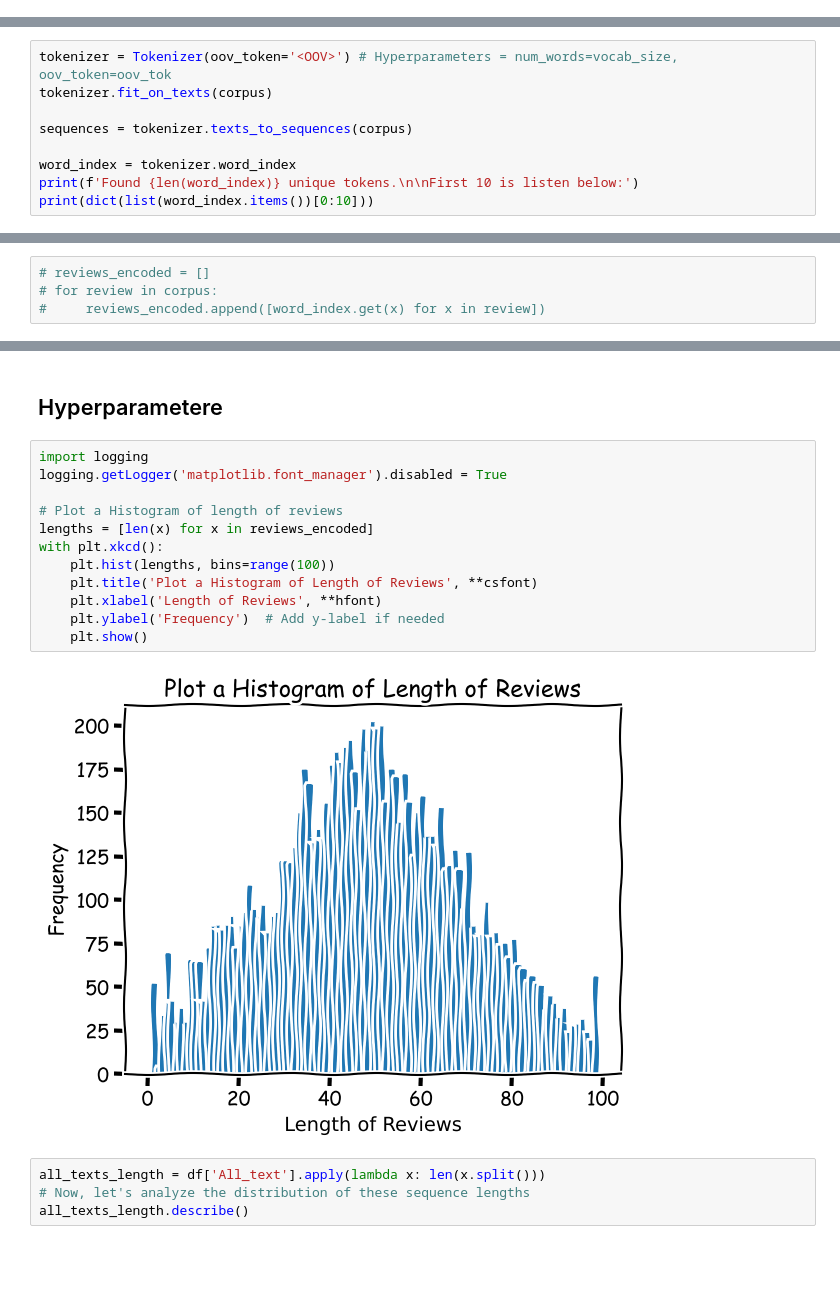
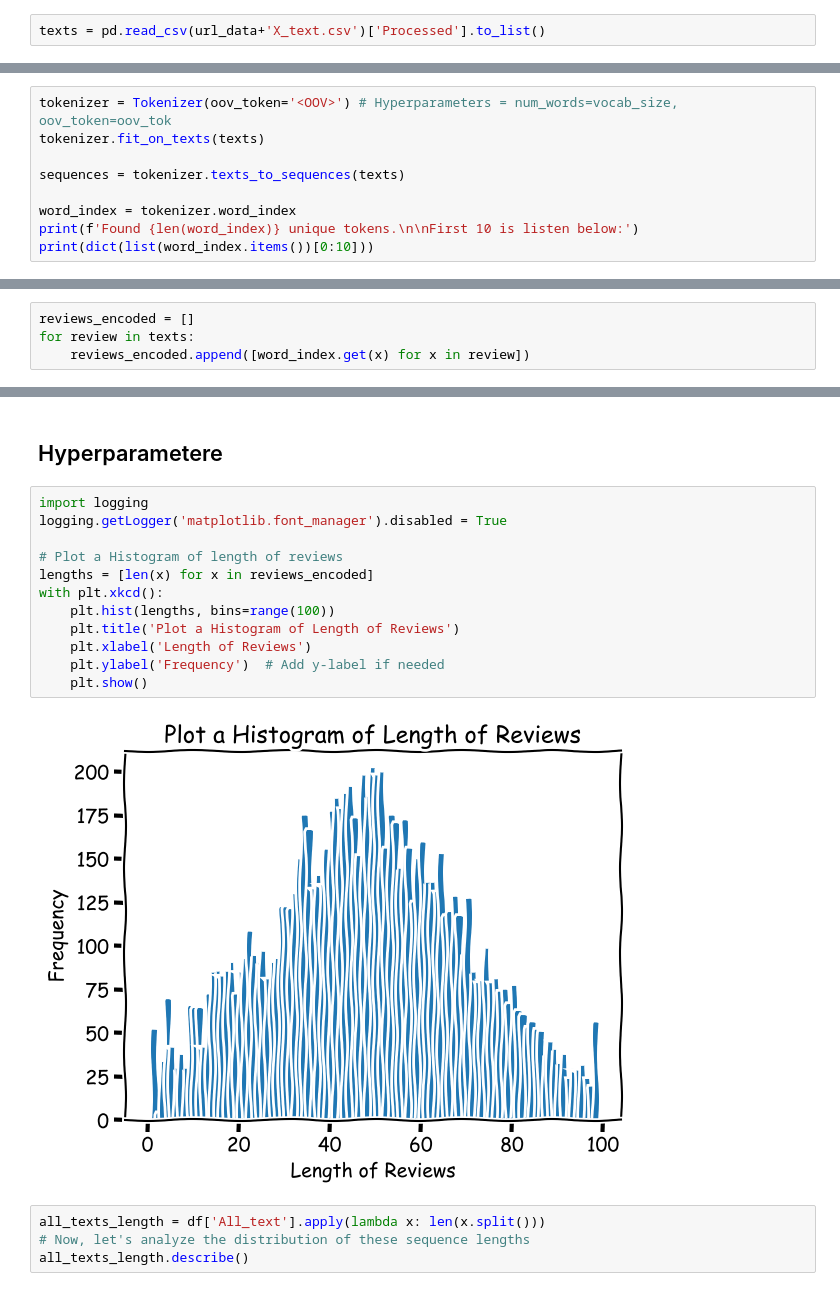
Before and after one commit to TeodorRusKvi/Text-analysis-and-lingustics, a Jupyter notebook: git_NLP_Notebooks/exam_LSTM_processing.ipynb, the cells around one changed output, grey strips where cells are left out. Drawn from its saved outputs; the diff is of its cells as text; blank space fills up the shorter version.

```diff
--- a/git_NLP_Notebooks/exam_LSTM_processing.ipynb
+++ b/git_NLP_Notebooks/exam_LSTM_processing.ipynb
@@ -51,10 +51,12 @@ Shape of embeddings_GloVe: (22235, 100)
+# %%
+texts = pd.read_csv(url_data+'X_text.csv')['Processed'].to_list()
 # %% [markdown]
 ### Tokenizing the text
 # %%
 tokenizer = Tokenizer(oov_token='<OOV>') # Hyperparameters = num_words=vocab_size, oov_token=oov_tok
-tokenizer.fit_on_texts(corpus)
+tokenizer.fit_on_texts(texts)
 
-sequences = tokenizer.texts_to_sequences(corpus)
+sequences = tokenizer.texts_to_sequences(texts)
 
 word_index = tokenizer.word_index
 print(f'Found {len(word_index)} unique tokens.\n\nFirst 10 is listen below:')
@@ -67,9 +69,9 @@ First 10 is listen below:
 # %%
 word_dict = dict((num, val) for (val, num) in word_index.items())
 # %%
-# reviews_encoded = []
-# for review in corpus:
-#     reviews_encoded.append([word_index.get(x) for x in review])
+reviews_encoded = []
+for review in texts:
+    reviews_encoded.append([word_index.get(x) for x in review])
 # %% [markdown]
 ### Tokenizing the POS_tags
 # %%
@@ -120,17 +120,17 @@ Shape of y_train: (12854, 2)
 # %%
 import logging
 logging.getLogger('matplotlib.font_manager').disabled = True
 
 # Plot a Histogram of length of reviews
 lengths = [len(x) for x in reviews_encoded]
 with plt.xkcd():
     plt.hist(lengths, bins=range(100))
-    plt.title('Plot a Histogram of Length of Reviews', **csfont)
-    plt.xlabel('Length of Reviews', **hfont)
+    plt.title('Plot a Histogram of Length of Reviews')
+    plt.xlabel('Length of Reviews')
     plt.ylabel('Frequency')  # Add y-label if needed
     plt.show()
 # %% [output]
-[figure, old version]
+[figure, new version]
 # %%
 all_texts_length = df['All_text'].apply(lambda x: len(x.split()))
 # Now, let's analyze the distribution of these sequence lengths
```
Also changed, not shown: parts of 10 cells of this notebook, 2 other files.
